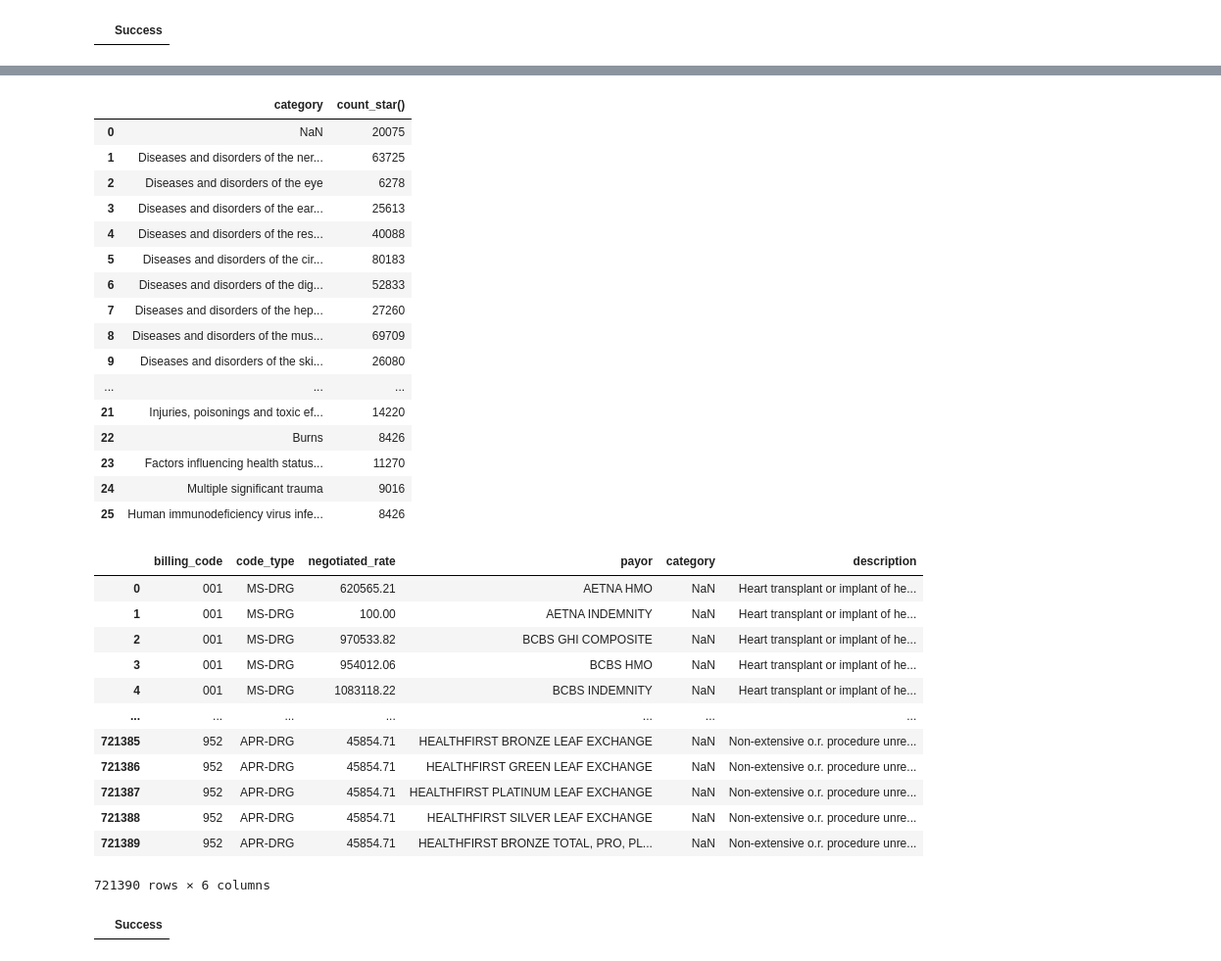
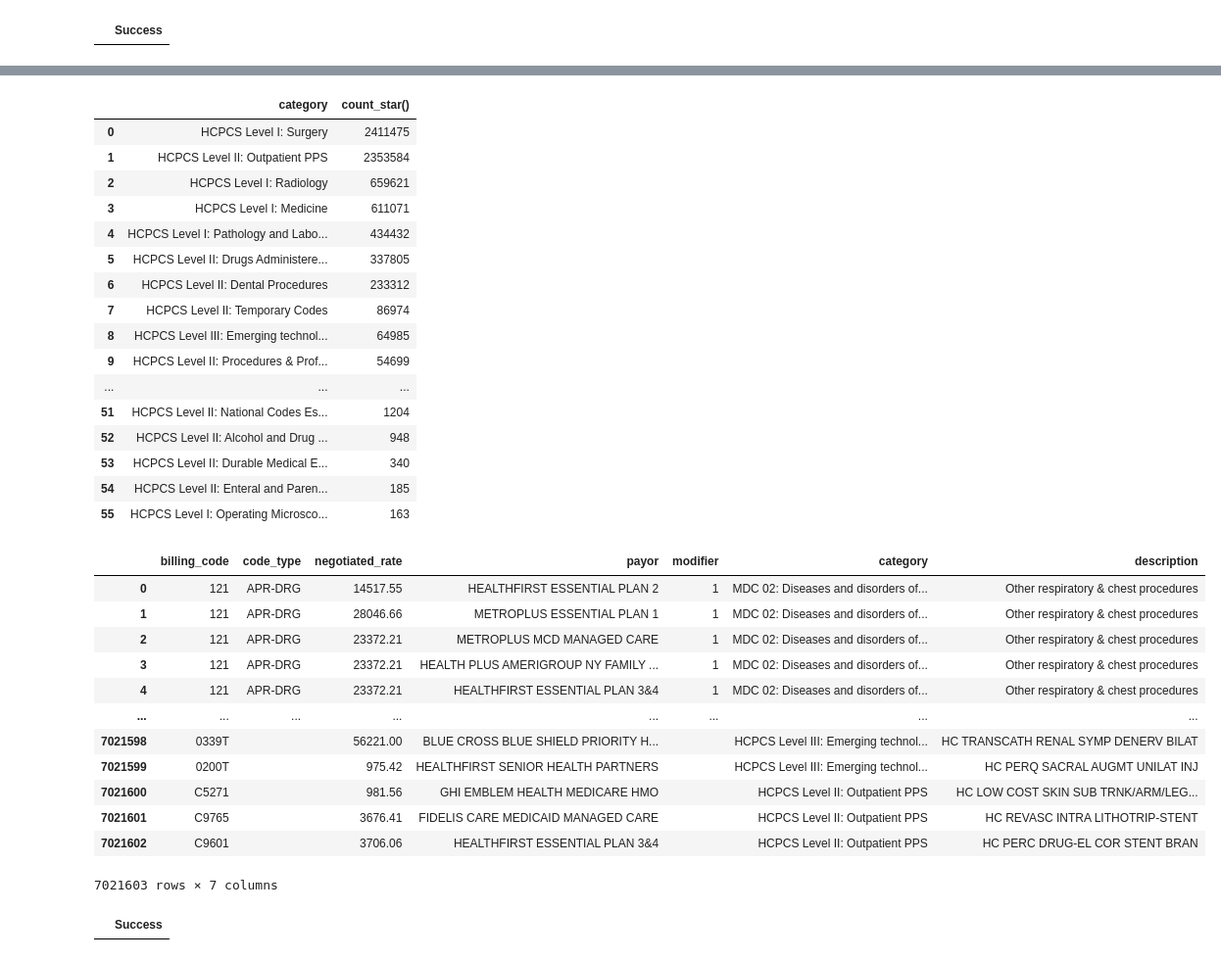
Before and after one commit to onefact/data_build_tool_payless.health, a Jupyter notebook: notebooks/EIN_133971298_NYU-langone.ipynb, the cells around one changed output, grey strips where cells are left out. Shown at 98% size. Saved outputs shown, nothing was run; the diff lists cells and outputs as text; code cells hidden in the pictures.

```diff
--- a/notebooks/EIN_133971298_NYU-langone.ipynb
+++ b/notebooks/EIN_133971298_NYU-langone.ipynb
@@ -2557,54 +2557,57 @@ GROUP BY code_type
 SELECT category, COUNT(*) FROM '/Users/me/data/payless_health/EIN_133971298_NYU-langone-billing_codes.parquet'
 INNER JOIN '/Users/me/data/payless_health/billing_codes.parquet' ON
   billing_codes.billing_code = "EIN_133971298_NYU-langone-billing_codes".billing_code
-AND
-  billing_codes.code_type = "EIN_133971298_NYU-langone-billing_codes".code_type
+--AND
+--  billing_codes.code_type = "EIN_133971298_NYU-langone-billing_codes".code_type
 GROUP BY category
+ORDER BY COUNT(*) DESC
 # %% [output]
 |  | category | count_star() |
-| 0 | NaN | 20075 |
-| 1 | Diseases and disorders of the ner... | 63725 |
-| 2 | Diseases and disorders of the eye | 6278 |
-| 3 | Diseases and disorders of the ear... | 25613 |
-| 4 | Diseases and disorders of the res... | 40088 |
-| 5 | Diseases and disorders of the cir... | 80183 |
-| 6 | Diseases and disorders of the dig... | 52833 |
-| 7 | Diseases and disorders of the hep... | 27260 |
-| 8 | Diseases and disorders of the mus... | 69709 |
-| 9 | Diseases and disorders of the ski... | 26080 |
+| 0 | HCPCS Level I: Surgery | 2411475 |
+| 1 | HCPCS Level II: Outpatient PPS | 2353584 |
+| 2 | HCPCS Level I: Radiology | 659621 |
+| 3 | HCPCS Level I: Medicine | 611071 |
+| 4 | HCPCS Level I: Pathology and Labo... | 434432 |
+| 5 | HCPCS Level II: Drugs Administere... | 337805 |
+| 6 | HCPCS Level II: Dental Procedures | 233312 |
+| 7 | HCPCS Level II: Temporary Codes | 86974 |
+| 8 | HCPCS Level III: Emerging technol... | 64985 |
+| 9 | HCPCS Level II: Procedures & Prof... | 54699 |
 | ... | ... | ... |
-| 21 | Injuries, poisonings and toxic ef... | 14220 |
-| 22 | Burns | 8426 |
-| 23 | Factors influencing health status... | 11270 |
-| 24 | Multiple significant trauma | 9016 |
-| 25 | Human immunodeficiency virus infe... | 8426 |
+| 51 | HCPCS Level II: National Codes Es... | 1204 |
+| 52 | HCPCS Level II: Alcohol and Drug ... | 948 |
+| 53 | HCPCS Level II: Durable Medical E... | 340 |
+| 54 | HCPCS Level II: Enteral and Paren... | 185 |
+| 55 | HCPCS Level I: Operating Microsco... | 163 |
 # %%
 %%sql
-SELECT billing_codes.billing_code,
+SELECT DISTINCT billing_codes.billing_code,
   "EIN_133971298_NYU-langone-billing_codes".code_type,
   negotiated_rate,
   payor,
+  modifier,
   category,
-  billing_codes.description
+  "EIN_133971298_NYU-langone-billing_codes".description,
 FROM '/Users/me/data/payless_health/EIN_133971298_NYU-langone-billing_codes.parquet'
 INNER JOIN '/Users/me/data/payless_health/billing_codes.parquet' ON
   billing_codes.billing_code = "EIN_133971298_NYU-langone-billing_codes".billing_code
-AND
-  billing_codes.code_type = "EIN_133971298_NYU-langone-billing_codes".code_type
+--AND
+--  billing_codes.code_type = "EIN_133971298_NYU-langone-billing_codes".code_type
+WHERE category IS NOT NULL
 # %% [output]
-|  | billing_code | code_type | negotiated_rate | payor | category | description |
-| 0 | 001 | MS-DRG | 620565.21 | AETNA HMO | NaN | Heart transplant or implant of he... |
-| 1 | 001 | MS-DRG | 100.00 | AETNA INDEMNITY | NaN | Heart transplant or implant of he... |
-| 2 | 001 | MS-DRG | 970533.82 | BCBS GHI COMPOSITE | NaN | Heart transplant or implant of he... |
-| 3 | 001 | MS-DRG | 954012.06 | BCBS HMO | NaN | Heart transplant or implant of he... |
-| 4 | 001 | MS-DRG | 1083118.22 | BCBS INDEMNITY | NaN | Heart transplant or implant of he... |
-| ... | ... | ... | ... | ... | ... | ... |
-| 721385 | 952 | APR-DRG | 45854.71 | HEALTHFIRST BRONZE LEAF EXCHANGE | NaN | Non-extensive o.r. procedure unre... |
-| 721386 | 952 | APR-DRG | 45854.71 | HEALTHFIRST GREEN LEAF EXCHANGE | NaN | Non-extensive o.r. procedure unre... |
-| 721387 | 952 | APR-DRG | 45854.71 | HEALTHFIRST PLATINUM LEAF EXCHANGE | NaN | Non-extensive o.r. procedure unre... |
-| 721388 | 952 | APR-DRG | 45854.71 | HEALTHFIRST SILVER LEAF EXCHANGE | NaN | Non-extensive o.r. procedure unre... |
-| 721389 | 952 | APR-DRG | 45854.71 | HEALTHFIRST BRONZE TOTAL, PRO, PL... | NaN | Non-extensive o.r. procedure unre... |
+|  | billing_code | code_type | negotiated_rate | payor | modifier | category | description |
+| 0 | 121 | APR-DRG | 14517.55 | HEALTHFIRST ESSENTIAL PLAN 2 | 1 | MDC 02: Diseases and disorders of... | Other respiratory & chest procedures |
+| 1 | 121 | APR-DRG | 28046.66 | METROPLUS ESSENTIAL PLAN 1 | 1 | MDC 02: Diseases and disorders of... | Other respiratory & chest procedures |
+| 2 | 121 | APR-DRG | 23372.21 | METROPLUS MCD MANAGED CARE | 1 | MDC 02: Diseases and disorders of... | Other respiratory & chest procedures |
+| 3 | 121 | APR-DRG | 23372.21 | HEALTH PLUS AMERIGROUP NY FAMILY ... | 1 | MDC 02: Diseases and disorders of... | Other respiratory & chest procedures |
+| 4 | 121 | APR-DRG | 23372.21 | HEALTHFIRST ESSENTIAL PLAN 3&4 | 1 | MDC 02: Diseases and disorders of... | Other respiratory & chest procedures |
+| ... | ... | ... | ... | ... | ... | ... | ... |
+| 7021598 | 0339T |  | 56221.00 | BLUE CROSS BLUE SHIELD PRIORITY H... |  | HCPCS Level III: Emerging technol... | HC TRANSCATH RENAL SYMP DENERV BILAT |
+| 7021599 | 0200T |  | 975.42 | HEALTHFIRST SENIOR HEALTH PARTNERS |  | HCPCS Level III: Emerging technol... | HC PERQ SACRAL AUGMT UNILAT INJ |
+| 7021600 | C5271 |  | 981.56 | GHI EMBLEM HEALTH MEDICARE HMO |  | HCPCS Level II: Outpatient PPS | HC LOW COST SKIN SUB TRNK/ARM/LEG... |
+| 7021601 | C9765 |  | 3676.41 | FIDELIS CARE MEDICAID MANAGED CARE |  | HCPCS Level II: Outpatient PPS | HC REVASC INTRA LITHOTRIP-STENT |
+| 7021602 | C9601 |  | 3706.06 | HEALTHFIRST ESSENTIAL PLAN 3&4 |  | HCPCS Level II: Outpatient PPS | HC PERC DRUG-EL COR STENT BRAN |
-721390 rows × 6 columns
+7021603 rows × 7 columns
 # %%
 %%sql
 COPY (
```
Also changed, not shown: parts of 15 cells of this notebook, 5 other files.
